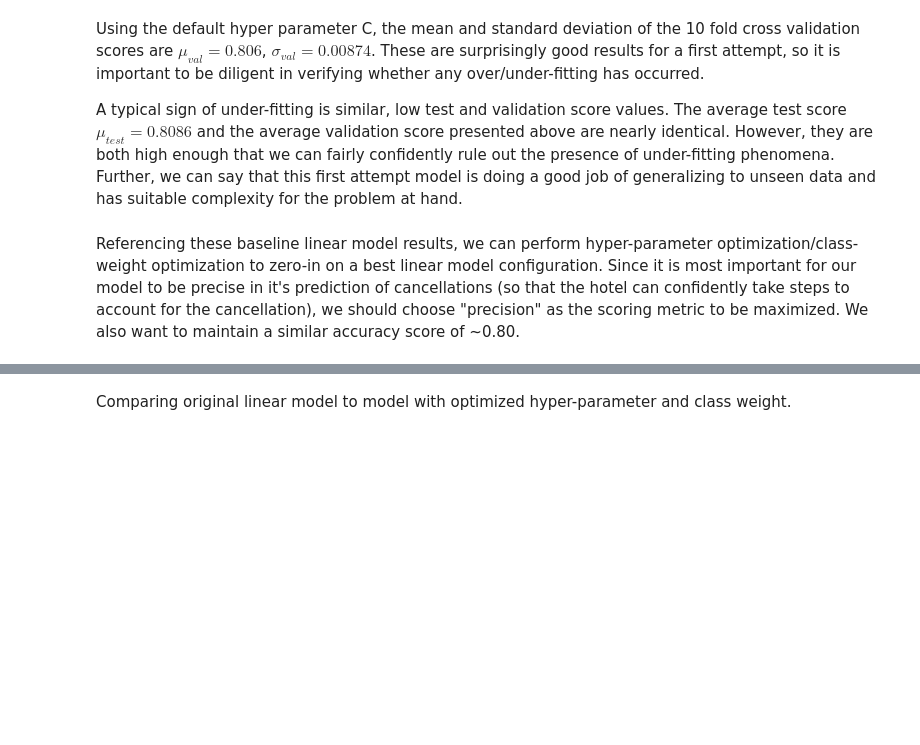
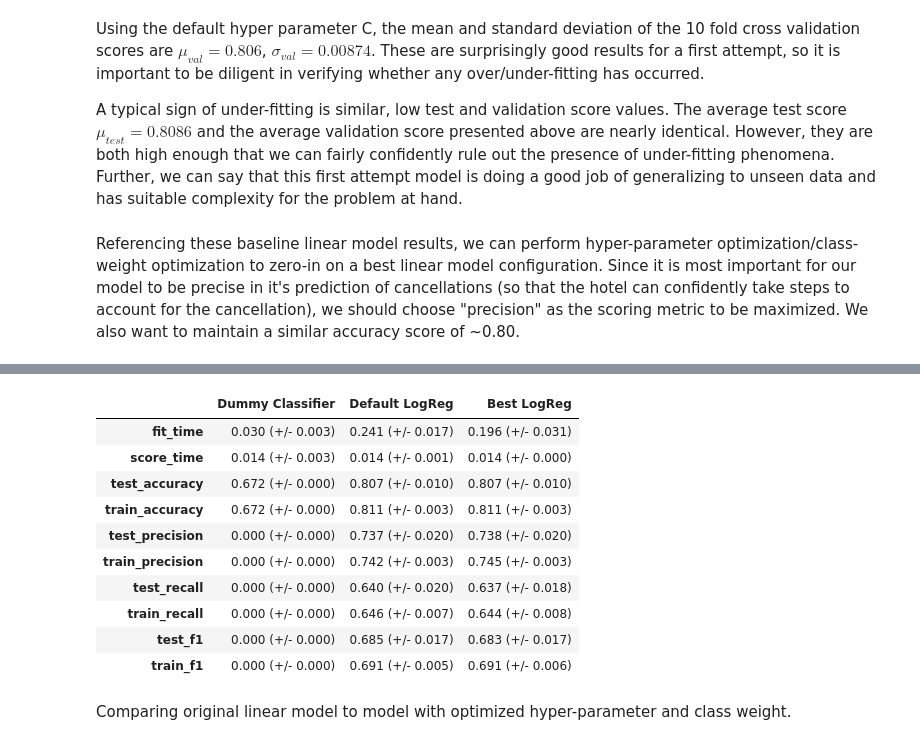
Before and after one commit to bchurch8/cpsc330-HW-repo, a Jupyter notebook: hw/hw6/hw6-starter.ipynb, the cells around one changed output, grey strips where cells are left out. Drawn from its saved outputs; the diff is of its cells as text; code cells hidden in the pictures; blank space fills up the shorter version.

Commit message:
Added std_mean

```diff
--- a/hw/hw6/hw6-starter.ipynb
+++ b/hw/hw6/hw6-starter.ipynb
@@ -290,8 +411,28 @@ rubric={points:2}
 
 **Your tasks:**
 1. Try `scikit-learn`'s baseline model and report results.
+# %%
+#From lecture 3
+def mean_std_cross_val_scores(model, X_train, y_train, **kwargs):
+    """
+    Returns mean and std of cross validation
+    """
+    scores = cross_validate(model, X_train, y_train, **kwargs)
+
+    mean_scores = pd.DataFrame(scores).mean()
+    std_scores = pd.DataFrame(scores).std()
+    out_col = []
+
+    for i in range(len(mean_scores)):
+        out_col.append((f"%0.4f (+/- %0.4f)" % (mean_scores[i], std_scores[i])))
+
+    return pd.Series(data=out_col, index=mean_scores.index)
+# %%
+results = {}
+#Including f1 and recall just for reference even though they are not our key metrics
+scoring_metrics = ["accuracy","precision", "recall", "f1" ]
 # %%
 dummy_pipe = make_pipeline(preprocessor, DummyClassifier(strategy="most_frequent"))
 
-result = pd.DataFrame(cross_validate(dummy_pipe, X_train, y_train, cv=10, return_train_score=True))
-pd.DataFrame(result.mean())
+results["Dummy Classifier"] = mean_std_cross_val_scores(dummy_pipe, X_train, y_train, cv=10, scoring= scoring_metrics, return_train_score=True)
+pd.DataFrame(results)
@@ -312,5 +465,6 @@ rubric={points:12}
 4. Summarize your results.
 # %%
 lr_pipe = make_pipeline(preprocessor, LogisticRegression(max_iter=1000))
-result = pd.DataFrame(cross_validate(lr_pipe, X_train, y_train.values.ravel(), return_train_score=True))
-pd.DataFrame(result.mean())
+
+results["Default LogReg"] = mean_std_cross_val_scores(lr_pipe, X_train, y_train.values.ravel(),scoring=scoring_metrics, return_train_score=True)
+pd.DataFrame(results)
@@ -341,5 +527,17 @@ print("best C and class_weight: {c}".format(c=random_search.best_params_))
 # %%
 lr_pipe_best = make_pipeline(preprocessor, LogisticRegression(max_iter=1000, C=random_search.best_params_["logisticregression__C"],
                                                               class_weight=random_search.best_params_["logisticregression__class_weight"]))
-result = pd.DataFrame(cross_validate(lr_pipe_best, X_train, y_train.values.ravel(), return_train_score=True))
-pd.DataFrame(result.mean())
+results["Best LogReg"] = mean_std_cross_val_scores(lr_pipe_best, X_train, y_train.values.ravel(), scoring=scoring_metrics, return_train_score=True)
+pd.DataFrame(results)
+# %% [output]
+|  | Dummy Classifier | Default LogReg | Best LogReg |
+| fit_time | 0.030 (+/- 0.003) | 0.241 (+/- 0.017) | 0.196 (+/- 0.031) |
+| score_time | 0.014 (+/- 0.003) | 0.014 (+/- 0.001) | 0.014 (+/- 0.000) |
+| test_accuracy | 0.672 (+/- 0.000) | 0.807 (+/- 0.010) | 0.807 (+/- 0.010) |
+| train_accuracy | 0.672 (+/- 0.000) | 0.811 (+/- 0.003) | 0.811 (+/- 0.003) |
+| test_precision | 0.000 (+/- 0.000) | 0.737 (+/- 0.020) | 0.738 (+/- 0.020) |
+| train_precision | 0.000 (+/- 0.000) | 0.742 (+/- 0.003) | 0.745 (+/- 0.003) |
+| test_recall | 0.000 (+/- 0.000) | 0.640 (+/- 0.020) | 0.637 (+/- 0.018) |
+| train_recall | 0.000 (+/- 0.000) | 0.646 (+/- 0.007) | 0.644 (+/- 0.008) |
+| test_f1 | 0.000 (+/- 0.000) | 0.685 (+/- 0.017) | 0.683 (+/- 0.017) |
+| train_f1 | 0.000 (+/- 0.000) | 0.691 (+/- 0.005) | 0.691 (+/- 0.006) |
```
Also changed, not shown: parts of 23 cells of this notebook.
